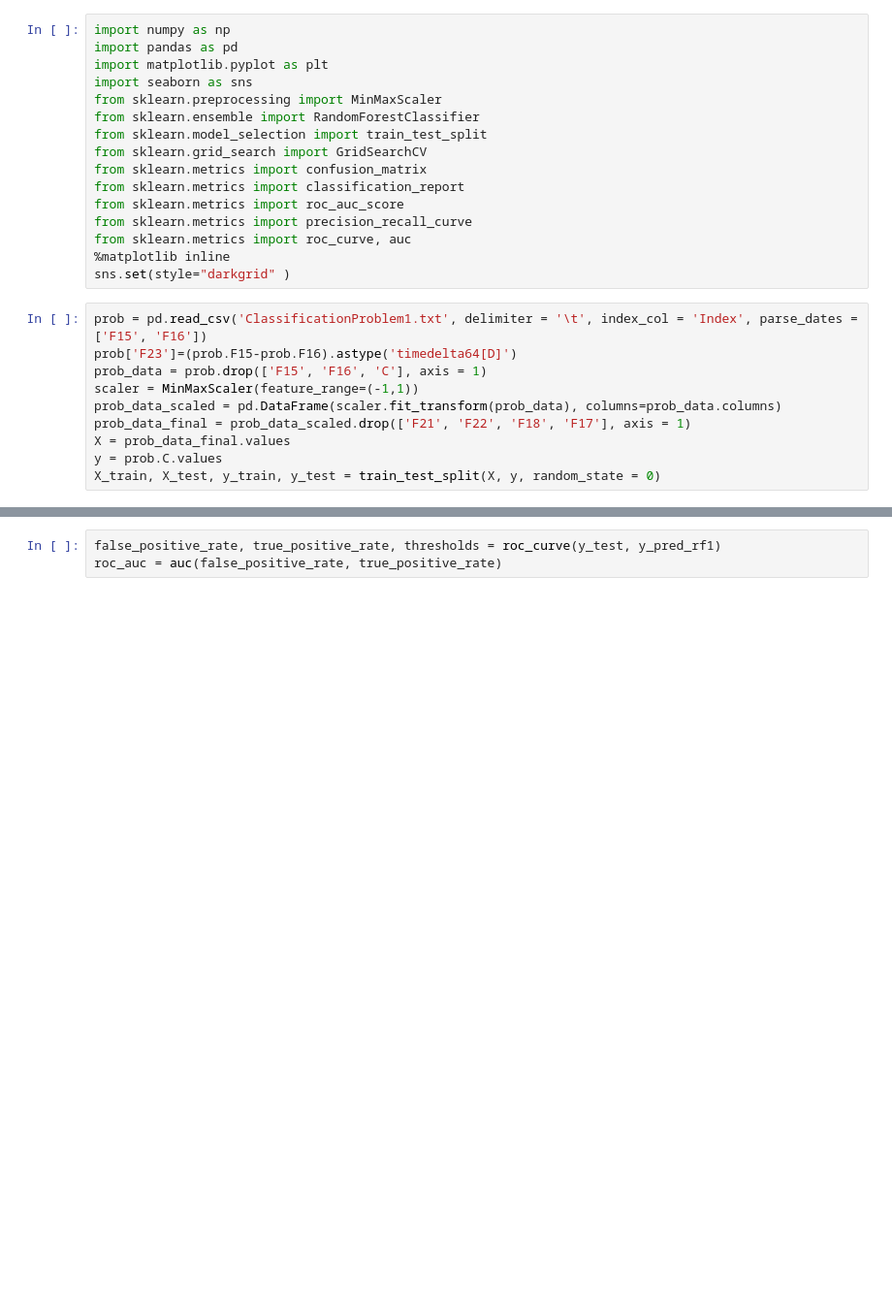
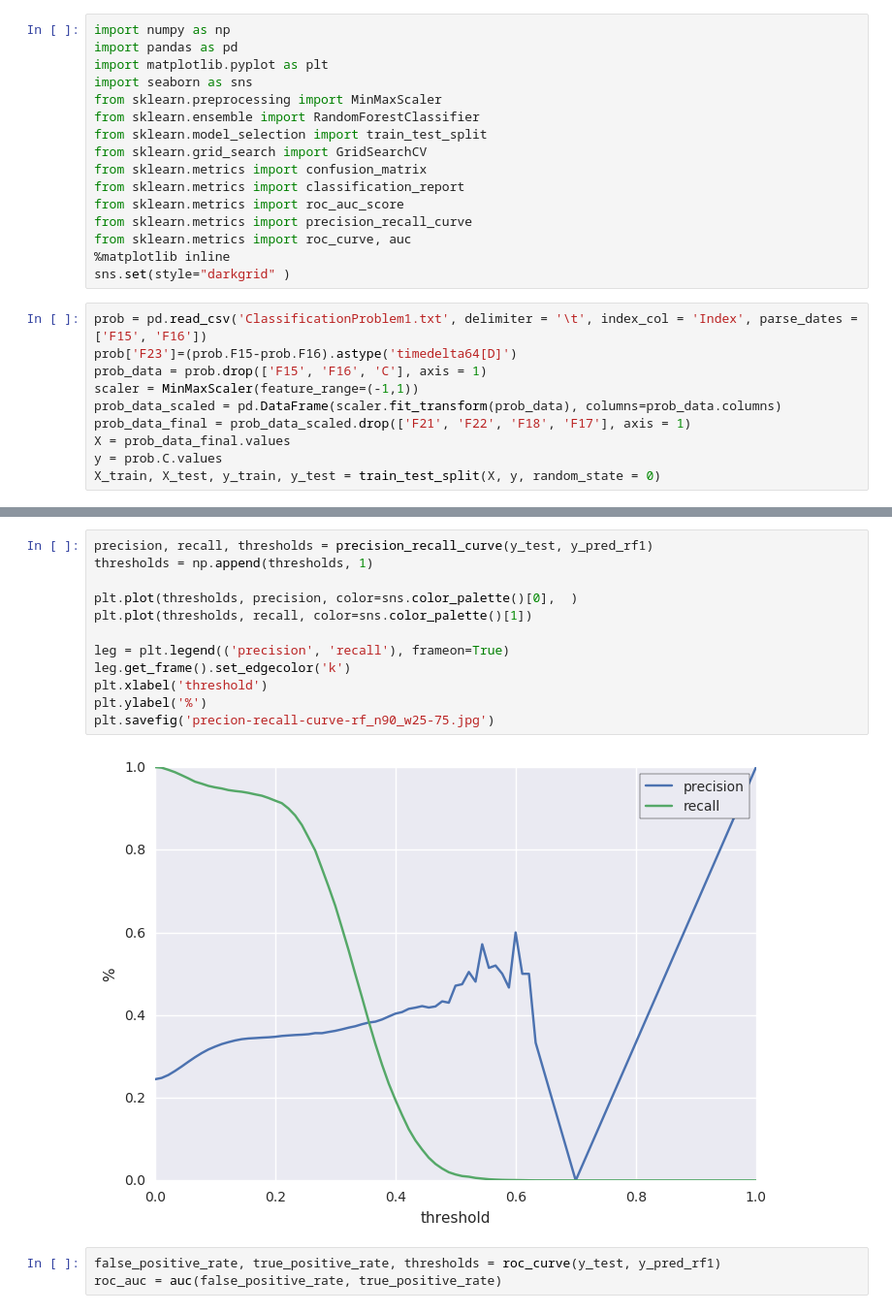
Before and after one commit to aniketb05/people_task, a Jupyter notebook: RF_evaluation.ipynb, the cells around one changed output, grey strips where cells are left out. Shown at 97% size. Cells and saved outputs as stored; diff of their text form; blank space fills up the shorter version.

```diff
--- a/RF_evaluation.ipynb
+++ b/RF_evaluation.ipynb
@@ -95,3 +88,17 @@ y_pred_rf1 = grid1.predict_proba(X_test)[:,1]
+# %%
+precision, recall, thresholds = precision_recall_curve(y_test, y_pred_rf1)
+thresholds = np.append(thresholds, 1)
+
+plt.plot(thresholds, precision, color=sns.color_palette()[0],  )
+plt.plot(thresholds, recall, color=sns.color_palette()[1])
+
+leg = plt.legend(('precision', 'recall'), frameon=True)
+leg.get_frame().set_edgecolor('k')
+plt.xlabel('threshold')
+plt.ylabel('%')
+plt.savefig('precion-recall-curve-rf_n90_w25-75.jpg')
+# %% [output]
+[figure, added]
 # %%
 false_positive_rate, true_positive_rate, thresholds = roc_curve(y_test, y_pred_rf1)
 roc_auc = auc(false_positive_rate, true_positive_rate)
```
Also changed, not shown: parts of 13 cells of this notebook.
